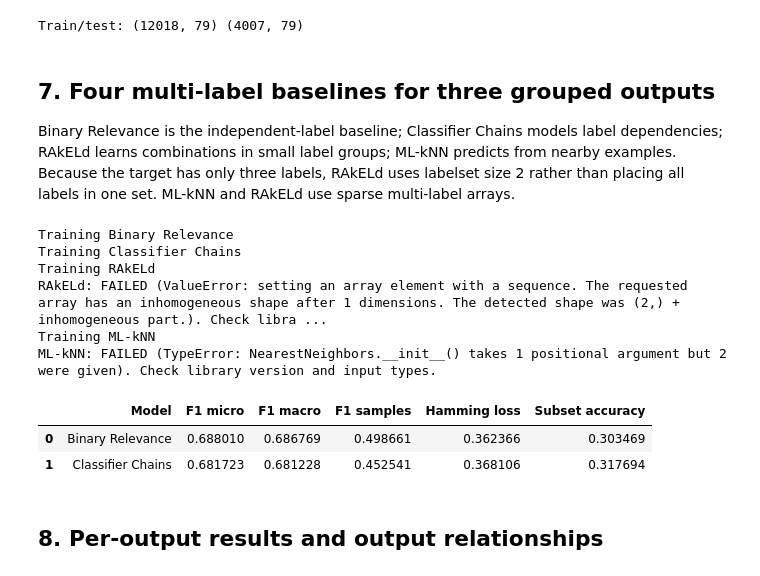
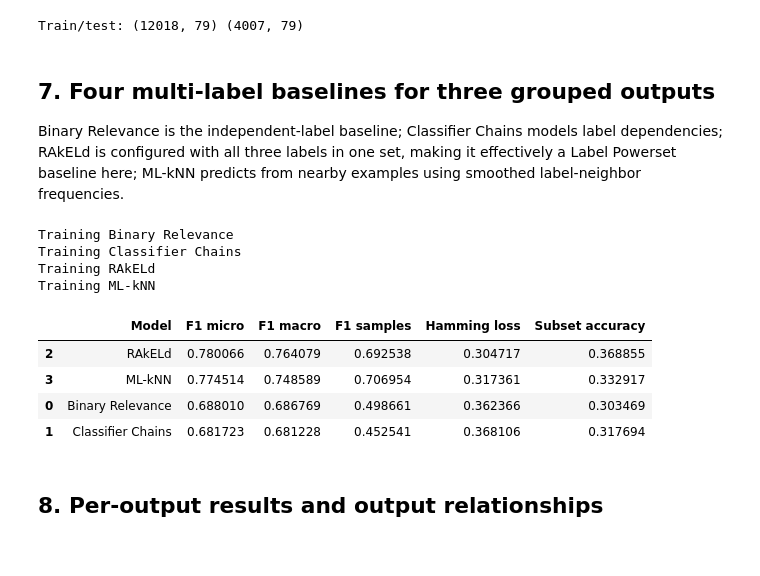
Before and after one commit to finesaaa/ed-multilabel-prediction, a Jupyter notebook: benchmark.ipynb, the cells around one changed output. Drawn from its saved outputs; the diff is of its cells as text; code cells hidden in the pictures.

```diff
--- a/benchmark.ipynb
+++ b/benchmark.ipynb
@@ -604,48 +603,104 @@ print('Train/test:',Xtr.shape,Xte.shape)
 Train/test: (12018, 79) (4007, 79)
 # %% [markdown]
 ## 7. Four multi-label baselines for three grouped outputs
-Binary Relevance is the independent-label baseline; Classifier Chains models label dependencies; RAkELd learns combinations in small label groups; ML-kNN predicts from nearby examples. Because the target has only three labels, RAkELd uses labelset size 2 rather than placing all labels in one set. ML-kNN and RAkELd use sparse multi-label arrays.
+Binary Relevance is the independent-label baseline; Classifier Chains models label dependencies; RAkELd is configured with all three labels in one set, making it effectively a Label Powerset baseline here; ML-kNN predicts from nearby examples using smoothed label-neighbor frequencies.
 # %%
 from sklearn.tree import DecisionTreeClassifier
+from sklearn.neighbors import NearestNeighbors
+
+class ModernMLkNN:
+    """ML-kNN with sklearn's keyword-only NearestNeighbors API."""
+    def __init__(self, k=5, s=1.0):
+        self.k = k
+        self.s = s
+
+    def fit(self, X, y):
+        X = csr_matrix(X) if not issparse(X) else X.tocsr()
+        y = csr_matrix(y, dtype=np.int8) if not issparse(y) else y.tocsr().astype(np.int8)
+        self.y_train_ = y.toarray()
+        n_samples, n_labels = self.y_train_.shape
+        if n_samples < 2:
+            raise ValueError('ML-kNN needs at least two training rows.')
+        if not np.isin(self.y_train_, [0, 1]).all():
+            raise ValueError('ML-kNN expects binary 0/1 target labels.')
+        self.k_ = min(int(self.k), n_samples - 1)
+        self.nn_ = NearestNeighbors(n_neighbors=min(self.k_ + 1, n_samples), metric='minkowski', p=2)
+        self.nn_.fit(X)
+
+        # Count positive labels among each training row's k nearest *other* rows.
+        neighbor_ids = self.nn_.kneighbors(X, return_distance=False)
+        neighbor_counts = np.zeros((n_samples, n_labels), dtype=np.int32)
+        for i, ids in enumerate(neighbor_ids):
+            ids = ids[ids != i][:self.k_]
+            neighbor_counts[i] = self.y_train_[ids].sum(axis=0)
+
+        self.prior_ = self.y_train_.mean(axis=0)
+        self.conditional_ = np.zeros((n_labels, 2, self.k_ + 1), dtype=float)
+        for j in range(n_labels):
+            for label_value in (0, 1):
+                hist = np.bincount(
+                    neighbor_counts[self.y_train_[:, j] == label_value, j],
+                    minlength=self.k_ + 1,
+                )[:self.k_ + 1]
+                self.conditional_[j, label_value] = (hist + self.s) / (hist.sum() + self.s * (self.k_ + 1))
+        return self
+
+    def predict(self, X):
+        X = csr_matrix(X) if not issparse(X) else X.tocsr()
+        ids = self.nn_.kneighbors(X, n_neighbors=self.k_, return_distance=False)
+        neighbor_counts = self.y_train_[ids].sum(axis=1).astype(int)
+        n_samples = neighbor_counts.shape[0]
+        pred = np.zeros((n_samples, self.y_train_.shape[1]), dtype=np.int8)
+        for j in range(self.y_train_.shape[1]):
+            count = neighbor_counts[:, j]
+            p_absent = (1 - self.prior_[j]) * self.conditional_[j, 0, count]
+            p_present = self.prior_[j] * self.conditional_[j, 1, count]
+            pred[:, j] = (p_present > p_absent).astype(np.int8)
+        return pred
+
 base=LogisticRegression(max_iter=1500,class_weight='balanced',random_state=SEED)
 models={
  'Binary Relevance':OneVsRestClassifier(clone(base)),
  'Classifier Chains':ClassifierChain(estimator=clone(base),order='random',random_state=SEED),
- 'RAkELd':RakelD(base_classifier=DecisionTreeClassifier(max_depth=8,min_samples_leaf=5,random_state=SEED),labelset_size=min(2,Y.shape[1])),
- 'ML-kNN':MLkNN(k=5,s=1.0),
+ # Three labels in one set avoids an uneven 2+1 RAkELd partition; this is
+ # effectively a Label Powerset baseline for the current three grouped outputs.
+ 'RAkELd':RakelD(base_classifier=DecisionTreeClassifier(max_depth=8,min_samples_leaf=5,random_state=SEED),labelset_size=Y.shape[1]),
+ 'ML-kNN':ModernMLkNN(k=5,s=1.0),
 }
 results=[]; fitted={}; predictions={}
 for name,model in models.items():
     print('Training',name)
     try:
         if name in ('RAkELd','ML-kNN'):
             model.fit(csr_matrix(Xtr),csr_matrix(Y_train.to_numpy()))
             pred=model.predict(csr_matrix(Xte))
         else:
             model.fit(Xtr,Y_train.to_numpy())
             pred=model.predict(Xte)
         pred=pred.toarray() if issparse(pred) else np.asarray(pred)
         pred=np.asarray(pred,dtype=int)
         if pred.shape != Y_test.shape: raise ValueError(f'Unexpected prediction shape: {pred.shape}')
         predictions[name]=pred;fitted[name]=model
         results.append({'Model':name,'F1 micro':f1_score(Y_test,pred,average='micro',zero_division=0),
          'F1 macro':f1_score(Y_test,pred,average='macro',zero_division=0),
          'F1 samples':f1_score(Y_test,pred,average='samples',zero_division=0),
          'Hamming loss':hamming_loss(Y_test,pred),
          'Subset accuracy':np.mean(np.all(Y_test.to_numpy()==pred,axis=1))})
     except Exception as e:
-        print(f'{name}: FAILED ({type(e).__name__}: {e}). Check library version and input types.')
+        import traceback
+        print(f'{name}: FAILED ({type(e).__name__}: {e})')
+        traceback.print_exc()
 metrics=pd.DataFrame(results).sort_values('F1 micro',ascending=False)
 display(metrics)
 metrics.to_csv(OUT/'benchmark_metrics.csv',index=False)
 # %% [output]
 Training Binary Relevance
 Training Classifier Chains
 Training RAkELd
-RAkELd: FAILED (ValueError: setting an array element with a sequence. The requested array has an inhomogeneous shape after 1 dimensions. The detected shape was (2,) + inhomogeneous part.). Check libra ...
 Training ML-kNN
-ML-kNN: FAILED (TypeError: NearestNeighbors.__init__() takes 1 positional argument but 2 were given). Check library version and input types.
 |  | Model | F1 micro | F1 macro | F1 samples | Hamming loss | Subset accuracy |
+| 2 | RAkELd | 0.780066 | 0.764079 | 0.692538 | 0.304717 | 0.368855 |
+| 3 | ML-kNN | 0.774514 | 0.748589 | 0.706954 | 0.317361 | 0.332917 |
 | 0 | Binary Relevance | 0.688010 | 0.686769 | 0.498661 | 0.362366 | 0.303469 |
 | 1 | Classifier Chains | 0.681723 | 0.681228 | 0.452541 | 0.368106 | 0.317694 |
 # %% [markdown]
```
Also changed, not shown: parts of 3 cells of this notebook, 1 other file.
